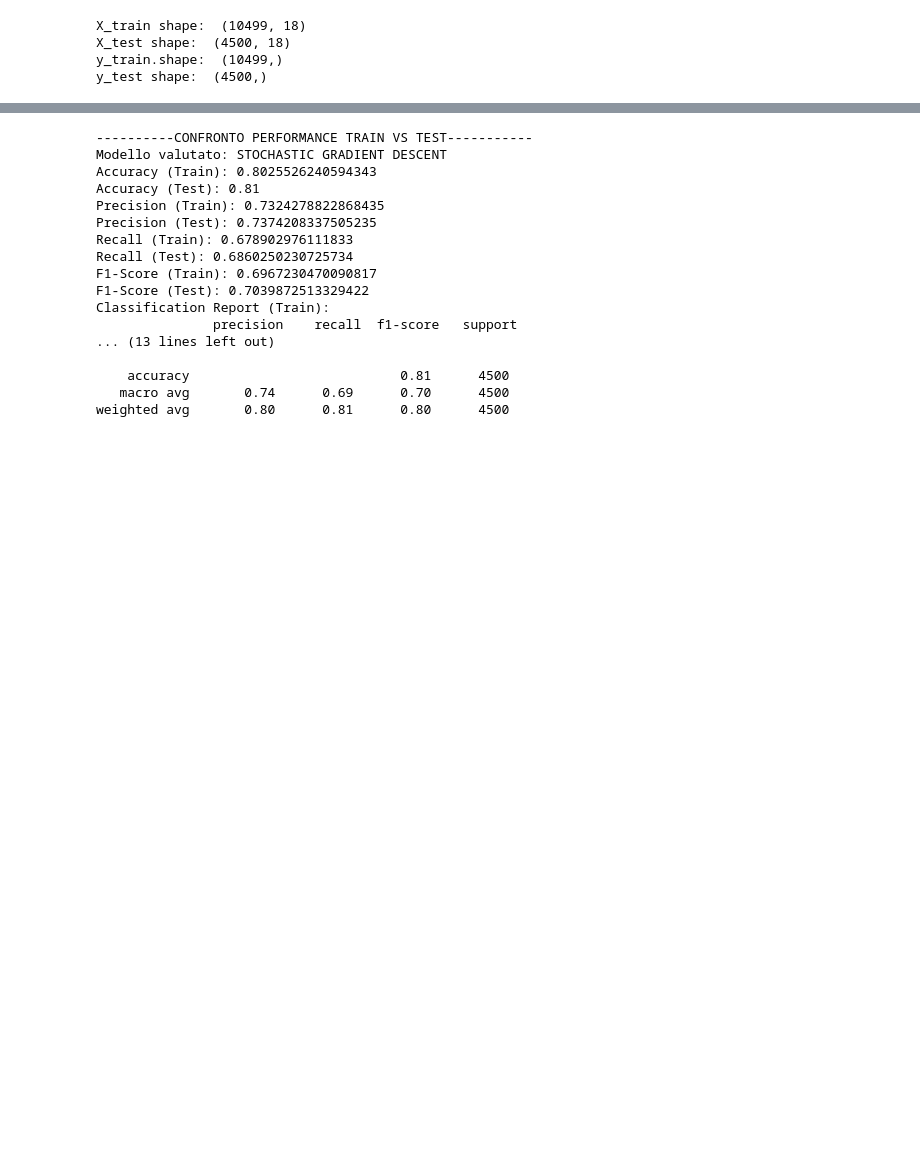
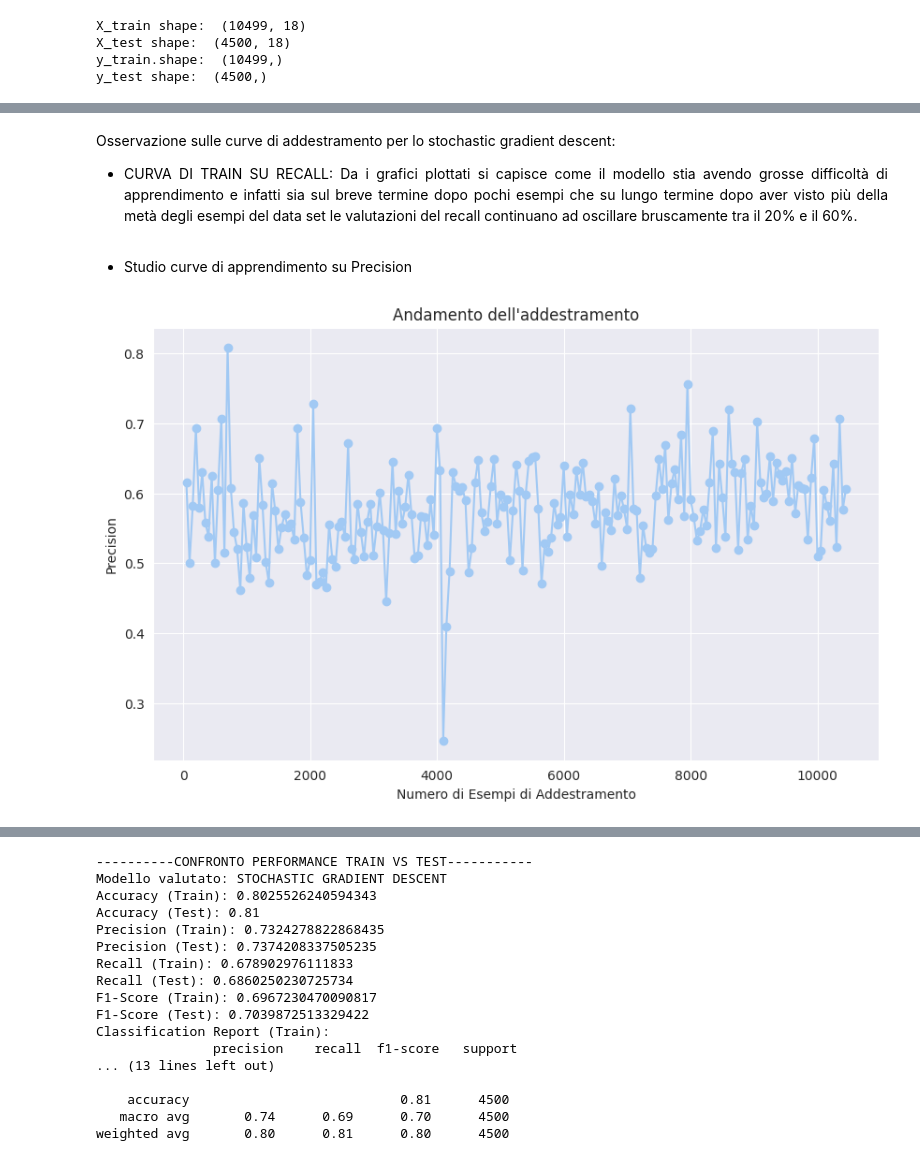
Before and after one commit to kozen88/ProgettoIcon2023, a Jupyter notebook: Cost_sensitive_learning_WORK.ipynb, the cells around one changed output, grey strips where cells are left out. Drawn from its saved outputs; the diff is of its cells as text; code cells hidden in the pictures; blank space fills up the shorter version.

```diff
--- a/Cost_sensitive_learning_WORK.ipynb
+++ b/Cost_sensitive_learning_WORK.ipynb
@@ -165,0 +235,10 @@ y_test shape:  (4500,)
+# %% [markdown]
+Osservazione sulle curve di addestramento per lo stochastic gradient descent:
+
+ - <p align="justify">CURVA DI TRAIN SU RECALL: Da i grafici plottati si capisce come il modello stia avendo grosse difficoltà di apprendimento e infatti sia sul breve termine dopo pochi esempi che su lungo termine dopo aver visto più della metà degli esempi del data set le valutazioni del recall continuano ad oscillare bruscamente tra il 20% e il 60%.
+# %% [markdown]
+- Studio curve di apprendimento su Precision
+# %%
+train_and_plot_progress_with_custom_metric(SGDClassifier(random_state=30), X_train, y_train, precision_score, "Precision")
+# %% [output]
+[figure, added]
```
Also changed, not shown: parts of 36 cells of this notebook.
